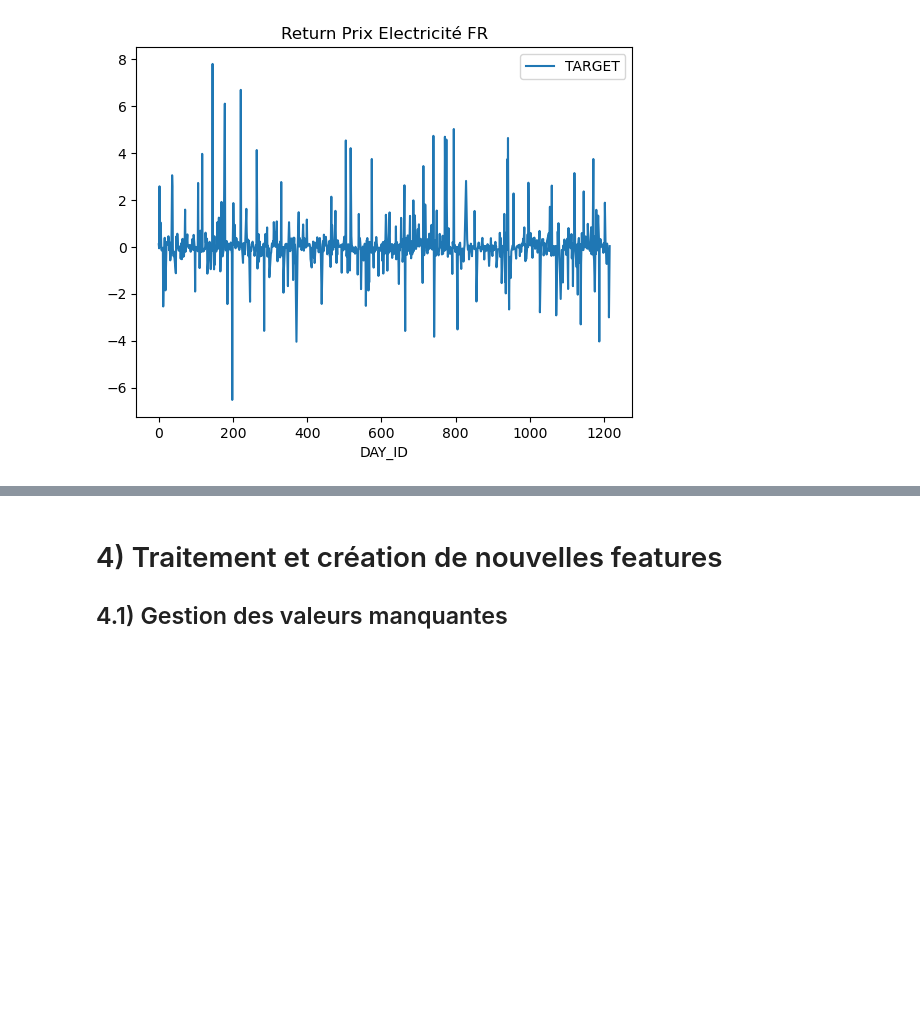
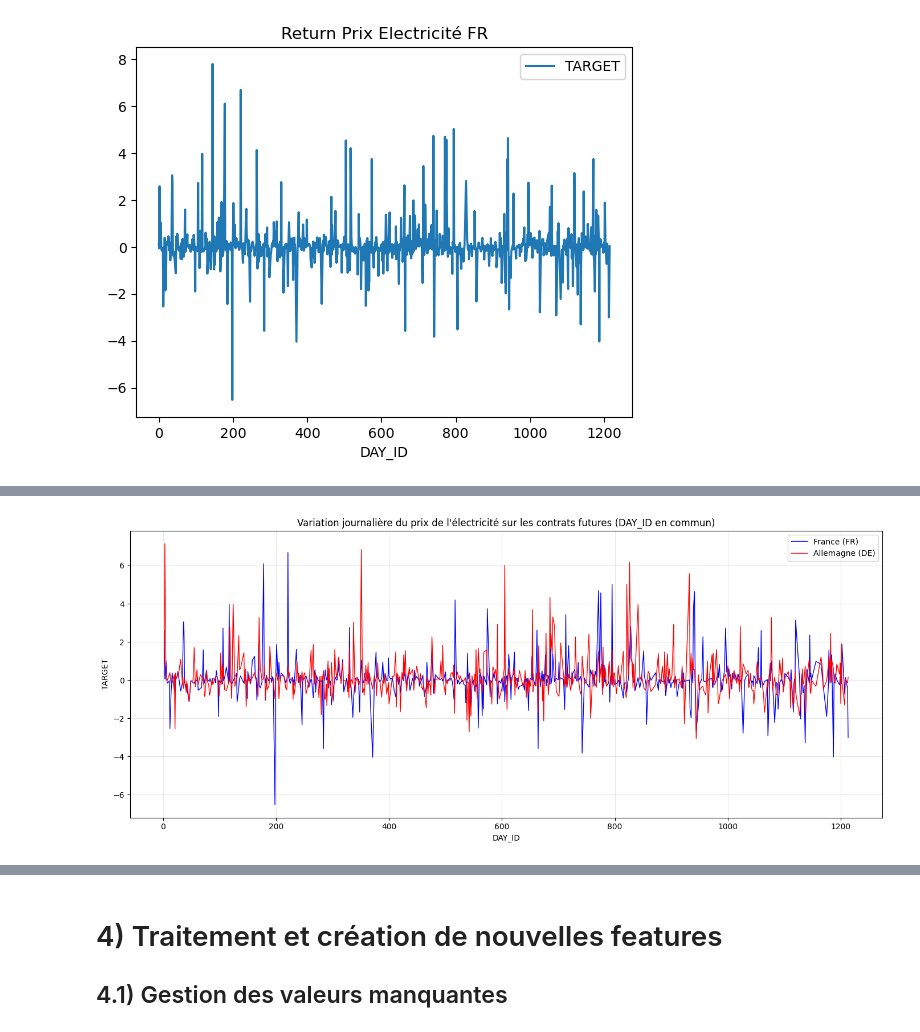
Before and after one commit to yvesmarix/PROJET-QRT-ELEC, a Jupyter notebook: main_v5.ipynb, the cells around one changed output, grey strips where cells are left out. Cells and saved outputs as stored; diff of their text form; code cells hidden in the pictures; blank space fills up the shorter version.

```diff
--- a/main_v5.ipynb
+++ b/main_v5.ipynb
@@ -250,0 +273,19 @@ for country in x_train.COUNTRY.unique():
+# %%
+common_days= set (country_FR["DAY_ID"]) & set(country_DE["DAY_ID"])
+
+country_FR_common = country_FR[country_FR["DAY_ID"].isin(common_days)].sort_values("DAY_ID")
+country_DE_common = country_DE[country_DE["DAY_ID"].isin(common_days)].sort_values("DAY_ID")
+
+plt.figure(figsize=(14, 6))
+plt.plot(country_FR_common["DAY_ID"], country_FR_common["TARGET"], label="France (FR)", color="blue", linewidth=1)
+plt.plot(country_DE_common["DAY_ID"], country_DE_common["TARGET"], label="Allemagne (DE)", color="red", linewidth=1)
+
+plt.title("Variation journalière du prix de l'électricité sur les contrats futures (DAY_ID en commun)")
+plt.xlabel("DAY_ID")
+plt.ylabel("TARGET")
+plt.legend()
+plt.grid(True, alpha=0.3)
+plt.tight_layout()
+plt.show()
+# %% [output]
+[figure, added]
```
Also changed, not shown: parts of 6 cells of this notebook.
